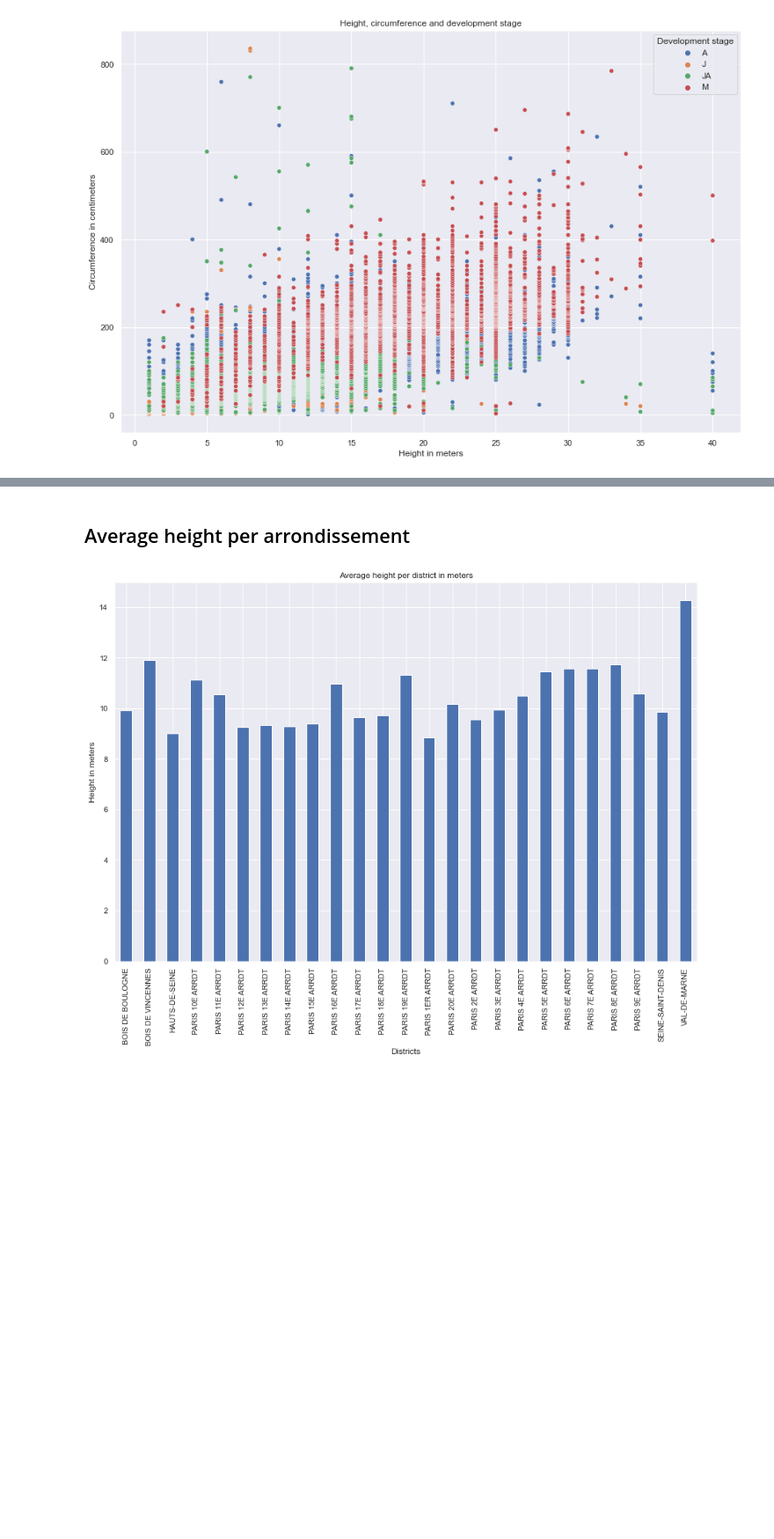
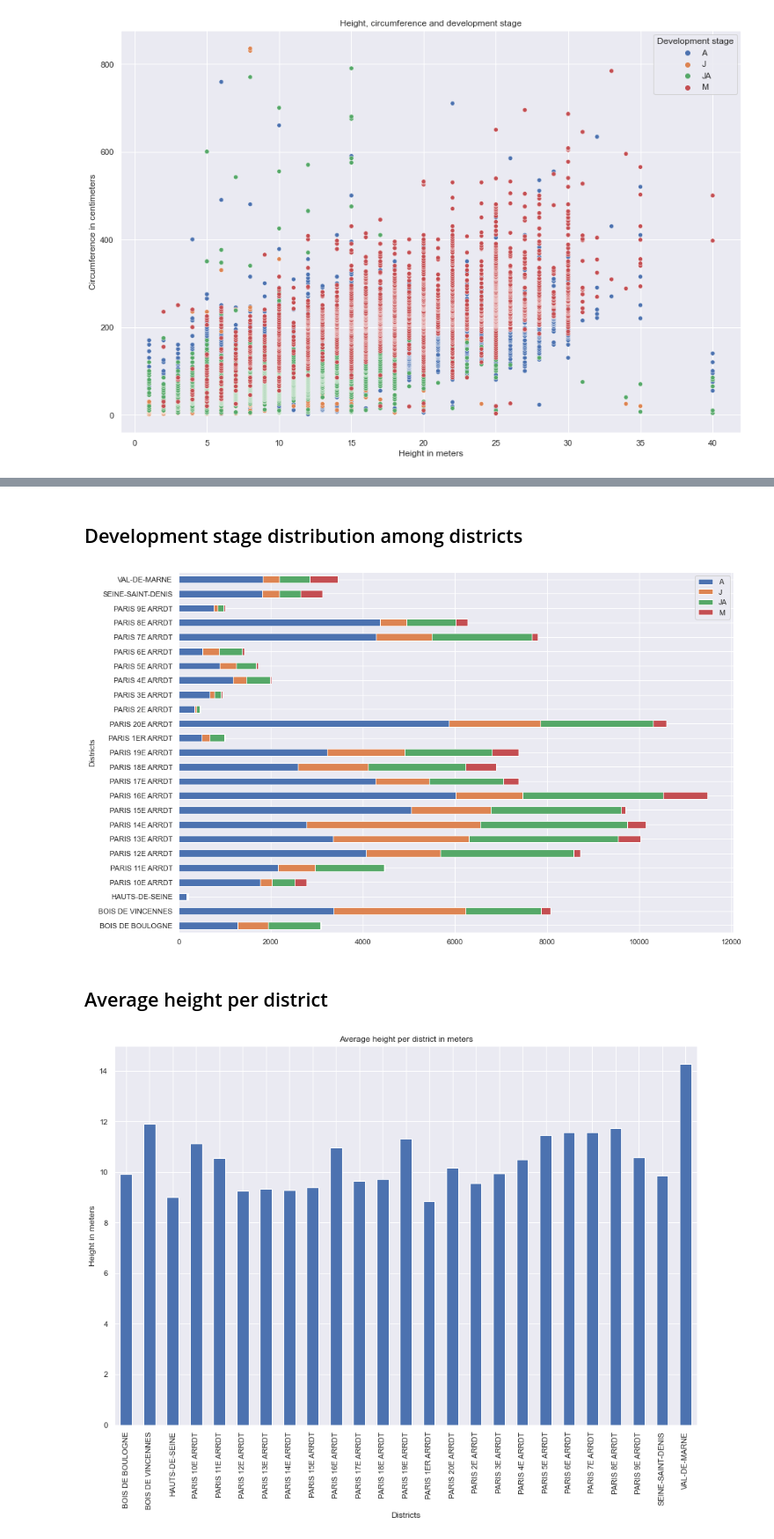
Before and after one commit to lynda-trad/Paris-Trees, a Jupyter notebook: Trees-of-Paris.ipynb, the cells around one changed output, grey strips where cells are left out. Shown at 88% size. Saved outputs shown, nothing was run; the diff lists cells and outputs as text; code cells hidden in the pictures; blank space fills up the shorter version.

```diff
--- a/Trees-of-Paris.ipynb
+++ b/Trees-of-Paris.ipynb
@@ -349,5 +385,19 @@ plt.show()
+# %% [markdown]
+## Development stage distribution among districts
+# %%
+height_circum_mean = data.groupby(['arrondissement', 'stade_developpement']).size().reset_index(name="count")
+# reshape the dataframe
+height_circum_pivot = height_circum_mean.pivot(index=['arrondissement'], columns=['stade_developpement'], values='count')
+
+# plot stacked bars
+height_circum_pivot.plot(kind='barh', stacked=True, rot=0, figsize=(15, 10),
+                              xlabel='Districts', ylabel='Development stage')
+plt.legend(title = "")
+plt.show()
+# %% [output]
+[figure, added]
 # %% [markdown]
-## Average height per arrondissement
+## Average height per district
 # %%
 # Average height per arrondissement
 height_mean = data.groupby(['arrondissement'])['hauteur_m'].mean().reset_index().plot(x='arrondissement',
```
Also changed, not shown: parts of 9 cells of this notebook, 1 other file.
